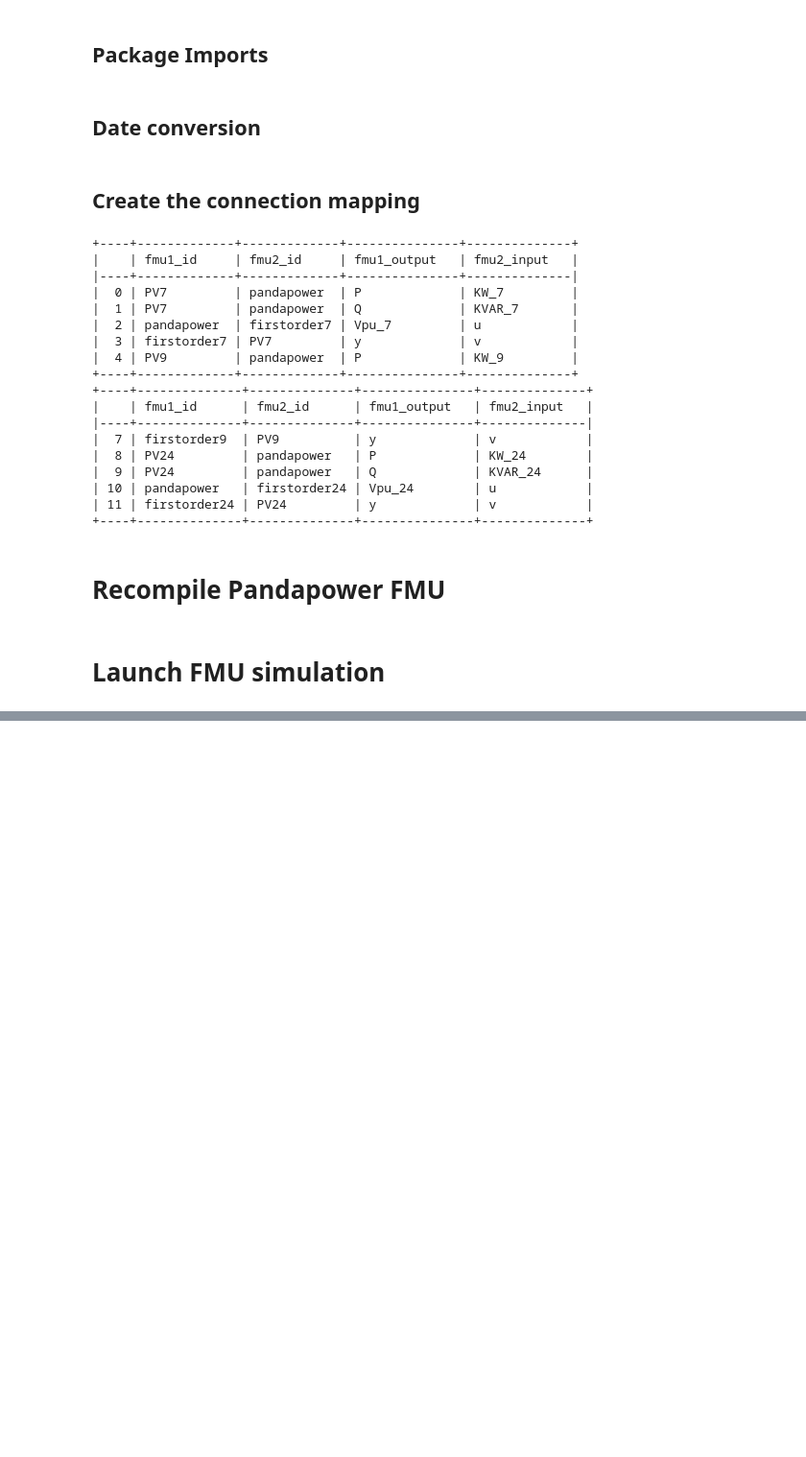
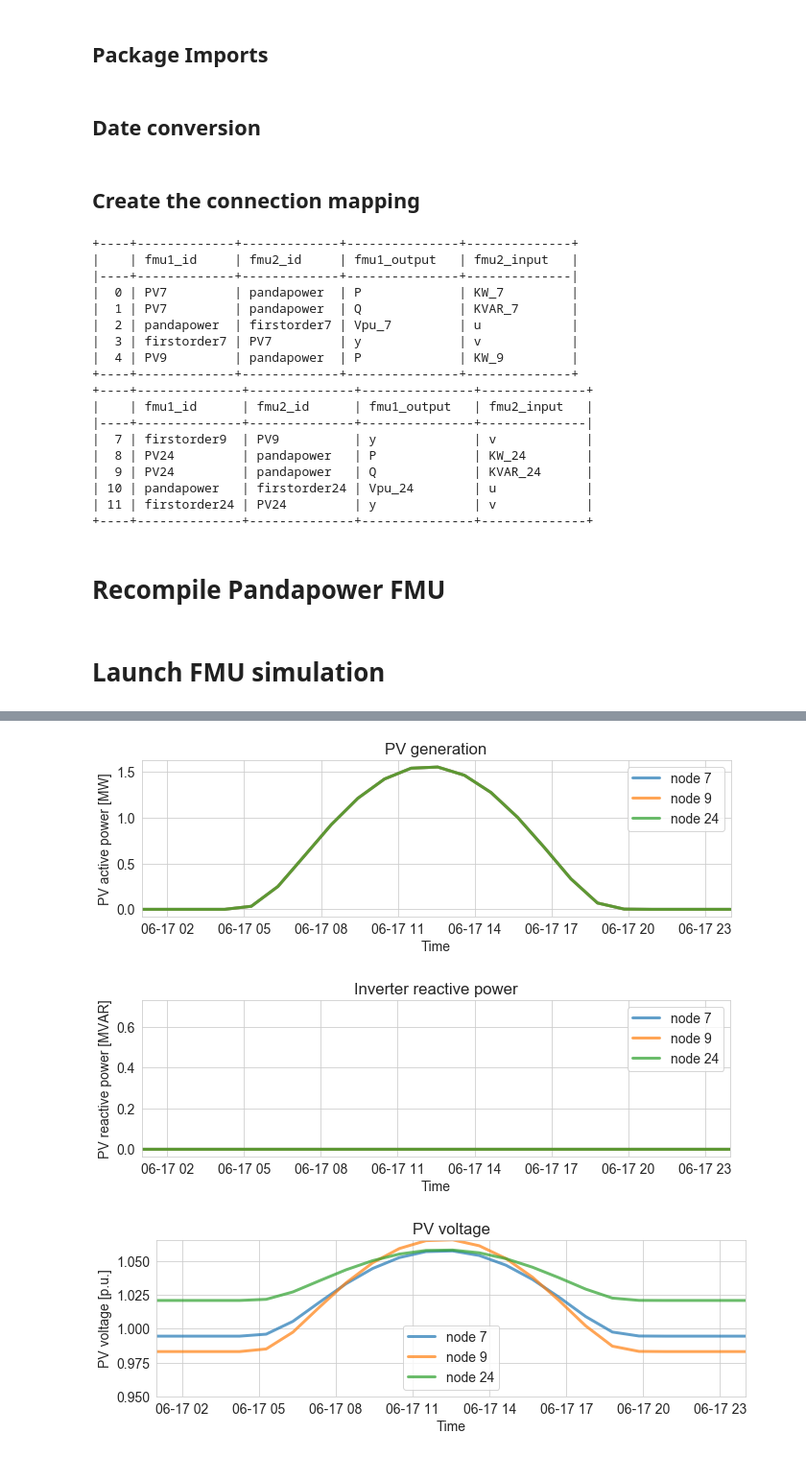
Before and after one commit to LBNL-ETA/fmi-for-power-system, a Jupyter notebook: examples/003_pandapower_modelexchange/master_000.ipynb, the cells around one changed output, grey strips where cells are left out. Shown: that part at 96% size. Cells and saved outputs as stored; diff of their text form; code cells hidden in the pictures; blank space fills up the shorter version.

```diff
--- a/examples/003_pandapower_modelexchange/master_000.ipynb
+++ b/examples/003_pandapower_modelexchange/master_000.ipynb
@@ -217,0 +242,16 @@ if run_simulation:
+# %%
+# Load results
+results = pandas.read_csv('results/' + result_filename + '.csv')
+from pathlib import Path, PureWindowsPath
+results = pandas.read_csv(os.path.join(path_to_fmiforpowersystem_2 + '/examples/003_pandapower_modelexchange/results/result.csv'))
+epoch = datetime.datetime.utcfromtimestamp(0)
+begin_since_epoch = (begin_dt - epoch).total_seconds()
+results['datetime'] = results['time'].apply(
+    lambda x: datetime.datetime.utcfromtimestamp(begin_since_epoch + x))
+results.set_index('datetime', inplace=True, drop=False)
+print('COLUMNS=')
+print(results.columns)
+print('START=')
+print(results.head(1).index[0])
+print('END=')
+print(results.tail(1).index[0])
@@ -217,0 +272,44 @@ if run_simulation:
+# %%
+# Plot sum of all PVs for P and P curtailled and Q
+cut = '2016-06-17 01:00:00'
+fig, axes = plt.subplots(1, 1, figsize=(11, 3))
+plt.title('PV generation')
+for node in nodes:
+    plt.plot(results['datetime'],
+             results['pandapower.KW_' + str(node)] / 1000,
+            linewidth=3, alpha=0.7, label='node ' + str(node))
+plt.legend(loc=0)
+plt.ylabel('PV active power [MW]')
+plt.xlabel('Time')
+plt.xlim([cut, end])
+plt.show()
+
+fig, axes = plt.subplots(1, 1, figsize=(11, 3))
+plt.title('Inverter reactive power')
+for node in nodes:
+    plt.plot(results['datetime'],
+             results['pandapower.KVAR_' + str(node)] / 1000,
+            linewidth=3, alpha=0.7, label='node ' + str(node))
+plt.legend(loc=0)
+plt.ylabel('PV reactive power [MVAR]')
+plt.xlabel('Time')
+plt.xlim([cut, end])
+plt.show()
+
+fig, axes = plt.subplots(1, 1, figsize=(11, 3))
+plt.title('PV voltage')
+for node in nodes:
+    plt.plot(results['datetime'],
+             results['pandapower.Vpu_' + str(node)],
+            linewidth=3, alpha=0.7, label='node ' + str(node))
+plt.legend(loc=0)
+plt.ylabel('PV voltage [p.u.]')
+plt.xlabel('Time')
+plt.xlim([cut, end])
+plt.ylim([0.95, results[['pandapower.Vpu_' + str(node)
+                         for node in nodes]].max().max()])
+plt.show()
+# %% [output]
+[figure, added]
+[figure, added]
+[figure, added]
```
Also changed, not shown: parts of 8 cells of this notebook, 51 other files.
